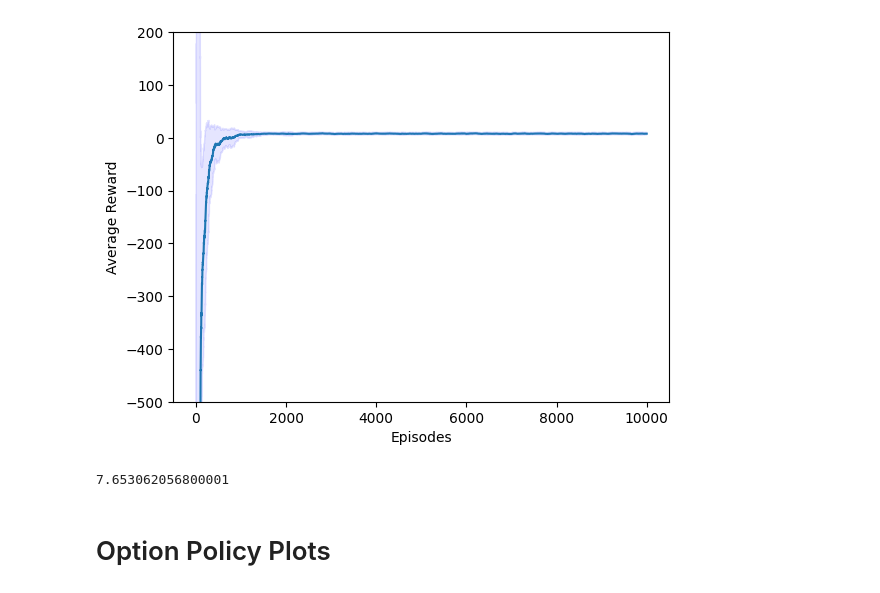
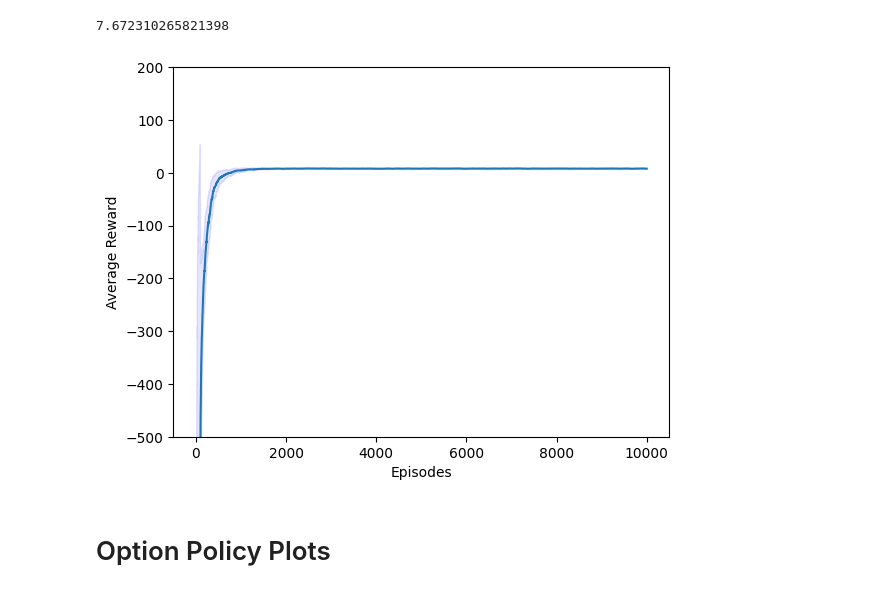
Before and after one commit to adithyaa-rg/Reinforcement_Learning_Assignment_3_Options_Framework, a Jupyter notebook: regional_options_smdp.ipynb, the cells around one changed output. Saved outputs shown, nothing was run; the diff lists cells and outputs as text; code cells hidden in the pictures.

```diff
--- a/regional_options_smdp.ipynb
+++ b/regional_options_smdp.ipynb
@@ -47,22 +47,18 @@ decoded state
 [![Options](https://www.researchgate.net/publication/292208109/figure/fig2/AS:960497125978114@1606011768506/Taxi-problem-and-an-action-hierarchy.gif)]
 # %%
 goal_states = [[0, 0], [0, 4], [4, 0], [4, 3]]
-regions = [[[0,0],[0,1],[1,0],[1,1],[2,0],[2,1]], [[0,4],[0,3],[0,2],[1,4],[1,3],[1,2],[2,4],[2,3],[2,2]], [[4,0],[3,0],[2,0],[2,1]], [[4,3],[4,4],[3,3],[3,4],[2,3],[2,4]]]
-# regions = [[[0,0],[0,1],[1,0],[1,1],[2,0],[2,1],[3,0],[4,0]], [[0,4],[0,3],[0,2],[1,4],[1,3],[1,2],[2,4],[2,3],[2,2]], [[4,3],[4,4],[3,3],[3,4],[2,3],[2,4]]]
+# regions = [[[0,0],[0,1],[1,0],[1,1],[2,0],[2,1]], [[0,4],[0,3],[0,2],[1,4],[1,3],[1,2],[2,4],[2,3],[2,2]], [[4,0],[3,0],[2,0],[2,1]], [[4,3],[4,4],[3,3],[3,4],[2,3],[2,4]]]
+regions = [[[0,0],[0,1],[1,0],[1,1],[2,0],[2,1],[3,0],[4,0]], [[0,4],[0,3],[0,2],[1,4],[1,3],[1,2],[2,4],[2,3],[2,2]], [[4,3],[4,4],[3,3],[3,4],[2,3],[2,4]]]
 
 prim_actions = [0, 1, 2, 3, 4, 5]
 # actions:  ['down', 'up', 'right', 'left', 'pickup', 'dropoff']
 
-options = [6, 7, 8, 9]
+# options = [6, 7, 8, 9]
 # options: ['goR', 'goG', 'goY', 'goB']
-# options = [6, 7, 8]
+options = [6, 7, 8]
 # options: ['goRY', 'goG', 'goB']
 
-
 actions = prim_actions+options
-
-Q_select_option = np.zeros((env.observation_space.n, len(actions)))
-Q_within_option = np.zeros((len(options), env.observation_space.n, len(prim_actions)-2))
 
 # Softmax function
 def softmax(Q, state, tau):
@@ -117,7 +113,7 @@ def execute_option(env, state, option, Q_select_option, Q_within_option, select_
                 optdone = True
                 Q_select_option[current_state, option] += ALPHA_Q * (reward_bar - Q_select_option[current_state, option] + GAMMA**counter * np.max(Q_select_option[next_state]))
                 select_opt_freq[current_state, option] += 1
-            REGION_REWARD = 20 if optdone else 0
+            REGION_REWARD = 30 if optdone else 0
             Q_within_option[optnum, state, optact] += ALPHA_OPTIONS * (reward + REGION_REWARD + GAMMA * np.max(Q_within_option[optnum, next_state]) - Q_within_option[optnum, state, optact])
             within_opt_freq[optnum, state, optact] += 1
             counter += 1
@@ -153,3 +143,12 @@ Q_select_option, Q_within_option, main_update_freq, option_update_freq, total_re
+# %%
+all_rewards=[]
+for i in range(5):
+    Q_select_option = np.zeros((env.observation_space.n, len(actions)))
+    Q_within_option = np.zeros((len(options), env.observation_space.n, len(prim_actions)-2))
+    main_update_freq = np.zeros(Q_select_option.shape)
+    option_update_freq = np.zeros(Q_within_option.shape)
+    Q_select_option, Q_within_option, main_update_freq, option_update_freq, total_rewards = SMDP_Q_Learning(env, Q_select_option, Q_within_option, main_update_freq, option_update_freq, episodes, policy=softmax, TAU = TAU)
+    all_rewards.append(total_rewards)
 # %%
 def plot_rewards(rewards):
     avg_rew = []
@@ -165,14 +164,13 @@ def plot_rewards(rewards):
     plt.xlabel('Episodes')
     plt.ylabel('Average Reward')
     plt.ylim(-500, 200)  # Set the Y-axis range
-
-plot_rewards(total_rewards)
-# %% [output]
-[figure, removed]
-# %%
-print(np.mean(total_rewards[-100:]))
-# %% [output]
-7.653062056800001
+# %%
+total_rewards = np.sum(np.array(all_rewards), axis=0)/5
+plot_rewards(total_rewards)
+print(np.mean(total_rewards[-100:]))
+# %% [output]
+7.672310265821398
+[figure, added]
 # %%
 '''
 Passenger IN TAXI => DESTINATION is the goal
```
Also changed, not shown: parts of 9 cells of this notebook, 15 other files.
